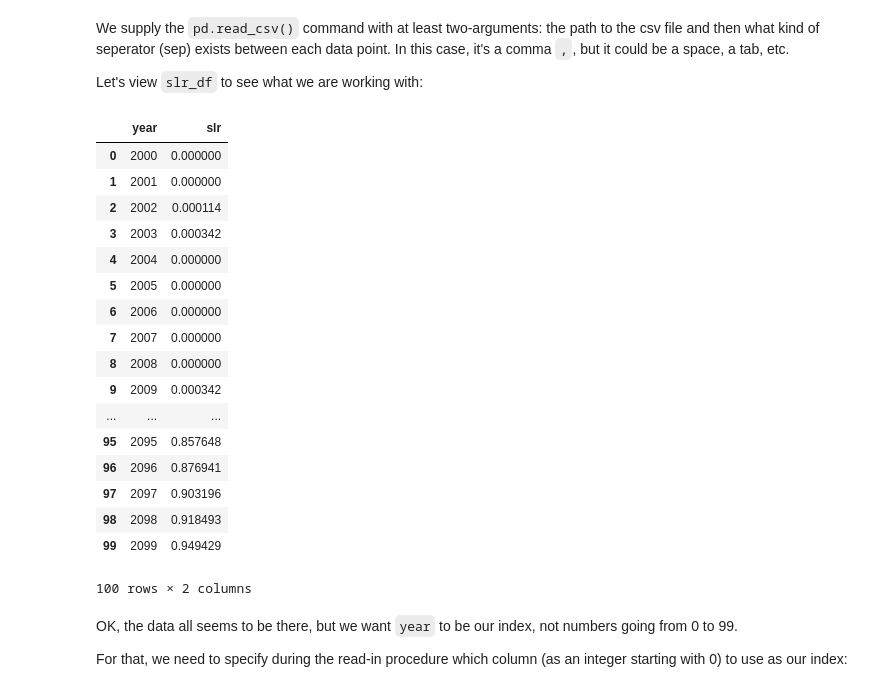
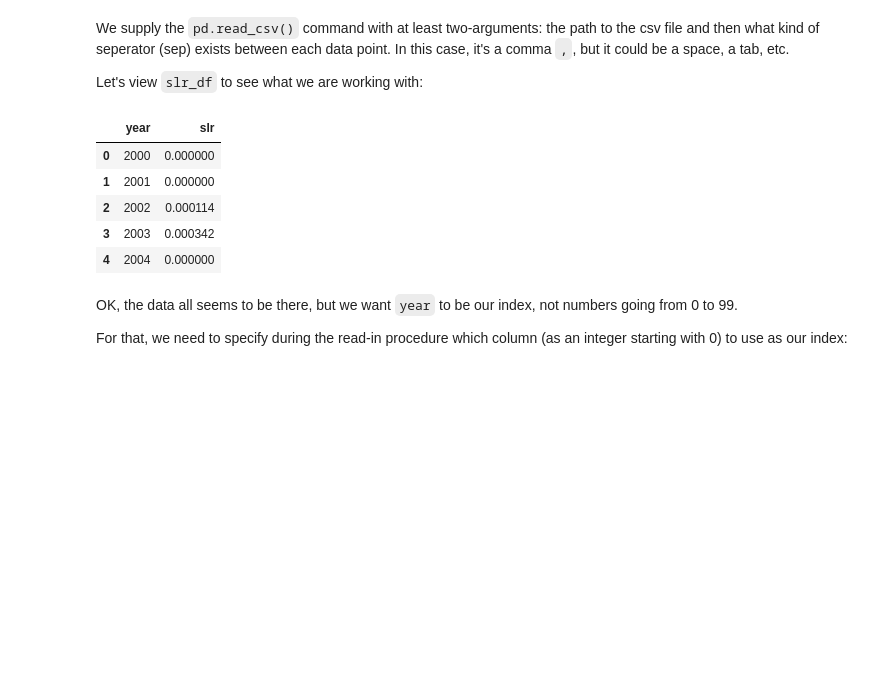
Before and after one commit to neil-berg/climate-data-analyses, a Jupyter notebook: lectures/AOS51_2019W_#2_KEY.ipynb, the cells around one changed output. Drawn from its saved outputs; the diff is of its cells as text; code cells hidden in the pictures; blank space fills up the shorter version.

```diff
--- a/lectures/AOS51_2019W_#2_KEY.ipynb
+++ b/lectures/AOS51_2019W_#2_KEY.ipynb
@@ -484,26 +585,14 @@ We supply the `pd.read_csv()` command with at least two-arguments: the path to t
 
 Let's view `slr_df` to see what we are working with:
 # %%
-slr_df
+slr_df.head(5)
 # %% [output]
 |  | year | slr |
 | 0 | 2000 | 0.000000 |
 | 1 | 2001 | 0.000000 |
 | 2 | 2002 | 0.000114 |
 | 3 | 2003 | 0.000342 |
 | 4 | 2004 | 0.000000 |
-| 5 | 2005 | 0.000000 |
-| 6 | 2006 | 0.000000 |
-| 7 | 2007 | 0.000000 |
-| 8 | 2008 | 0.000000 |
-| 9 | 2009 | 0.000342 |
-| ... | ... | ... |
-| 95 | 2095 | 0.857648 |
-| 96 | 2096 | 0.876941 |
-| 97 | 2097 | 0.903196 |
-| 98 | 2098 | 0.918493 |
-| 99 | 2099 | 0.949429 |
-100 rows × 2 columns
 # %% [markdown]
 OK, the data all seems to be there, but we want `year` to be our index, not numbers going from 0 to 99.
 
```
Also changed, not shown: parts of 15 cells of this notebook.
